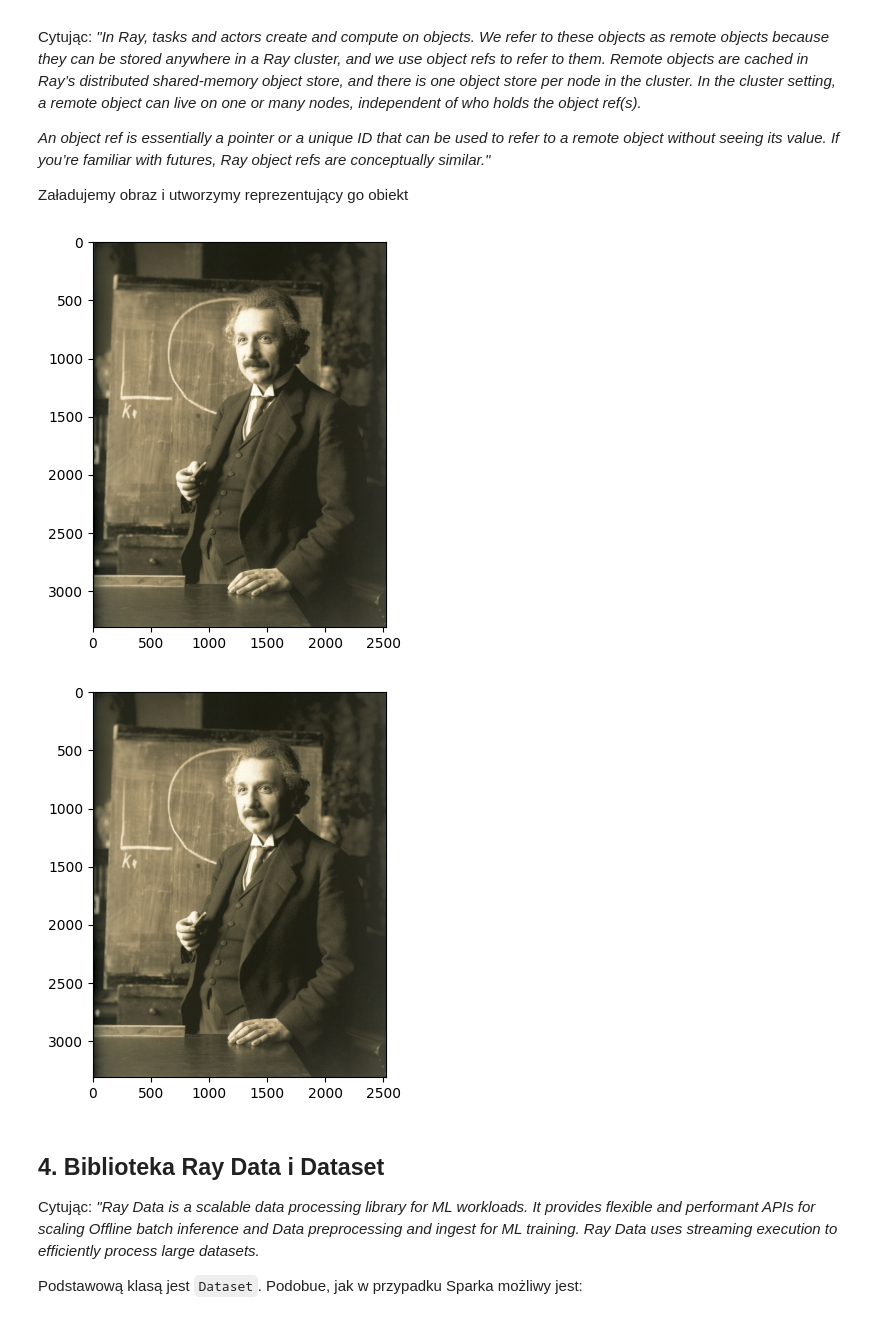
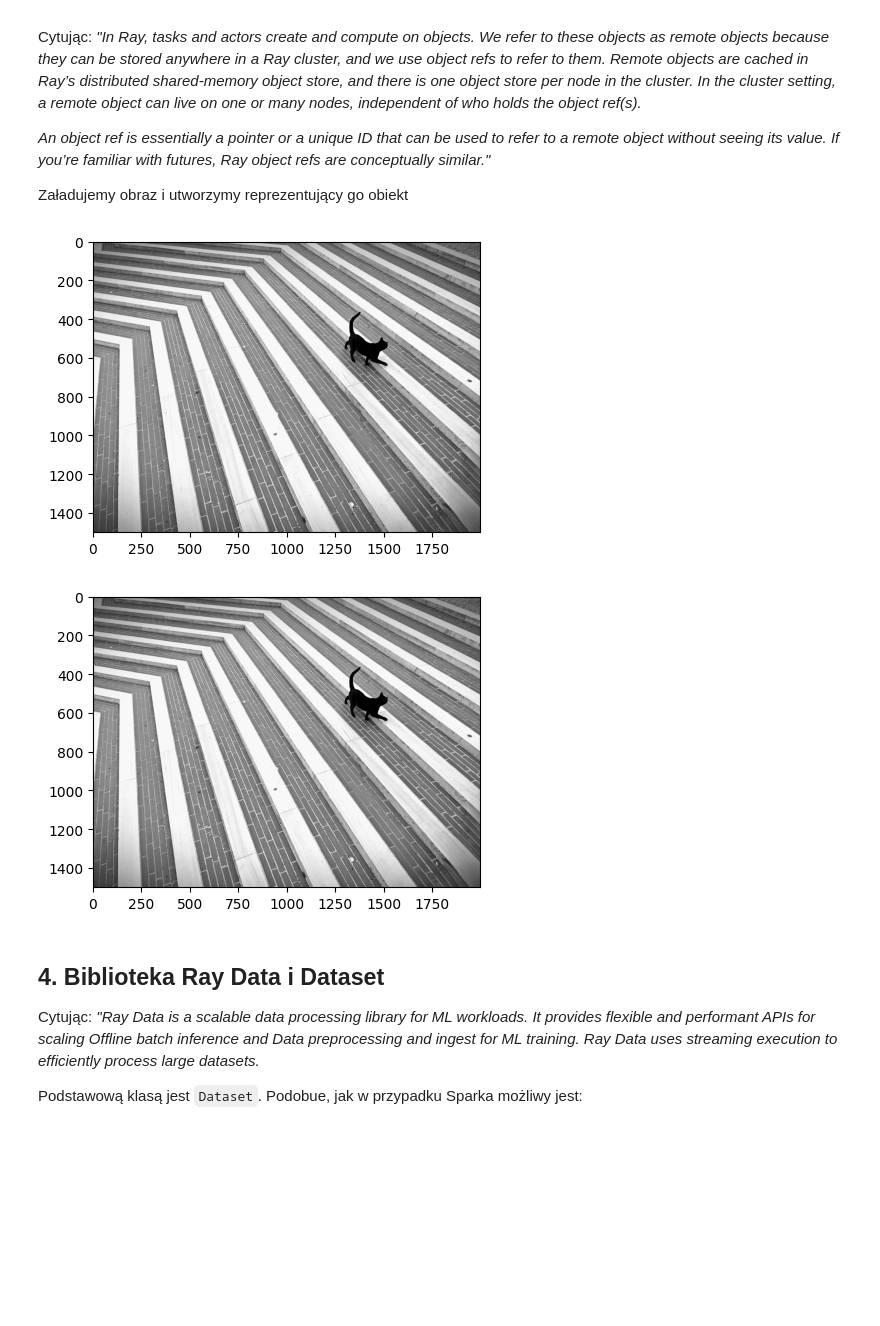
Before and after one commit to IwoSzczepaniak/DataExploration, a Jupyter notebook: src/main/resources/ray/ray-jupyter/ray_lab.ipynb, the cells around one changed output. Cells and saved outputs as stored; diff of their text form; code cells hidden in the pictures; blank space fills up the shorter version.

```diff
--- a/src/main/resources/ray/ray-jupyter/ray_lab.ipynb
+++ b/src/main/resources/ray/ray-jupyter/ray_lab.ipynb
@@ -400,20 +386,20 @@ Załadujemy obraz i utworzymy reprezentujący go obiekt
 # %%
 from PIL import Image
 import requests
 from io import BytesIO
 import matplotlib.pyplot as plt
 import numpy as np
 
 plt.rcParams['figure.figsize'] = (5, 5)
 
-response = requests.get('https://upload.wikimedia.org/wikipedia/commons/3/3e/Einstein_1921_by_F_Schmutzer_-_restoration.jpg')
+response = requests.get('https://images.pexels.com/photos/32277444/pexels-photo-32277444/free-photo-of-black-cat-on-geometric-steps-in-istanbul.jpeg?auto=compress&cs=tinysrgb&w=1260&h=750&dpr=2')
 img = Image.open(BytesIO(response.content))
 img = np.array(img)
 
-plt.imshow(img,cmap='gray')
+plt.imshow(img, cmap='gray')
 plt.show()
 # %% [output]
-[figure, old version]
+[figure, new version]
 # %%
 img_ref = ray.put(img)
 # %%
@@ -421,7 +407,7 @@ img_copy = ray.get(img_ref)
 plt.imshow(img_copy,cmap='gray')
 plt.show()
 # %% [output]
-[figure, old version]
+[figure, new version]
 # %% [markdown]
 ## 4. Biblioteka  Ray Data i Dataset
 Cytując: *"Ray Data is a scalable data processing library for ML workloads. It provides flexible and performant APIs for scaling Offline batch inference and Data preprocessing and ingest for ML training. Ray Data uses streaming execution to efficiently process large datasets.*
```
Also changed, not shown: parts of 23 cells of this notebook.
